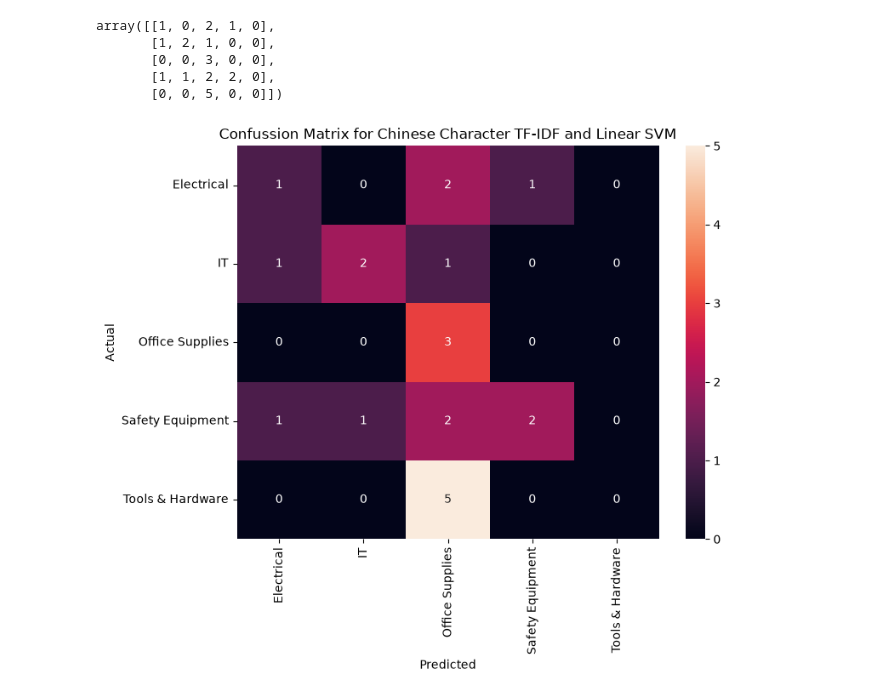
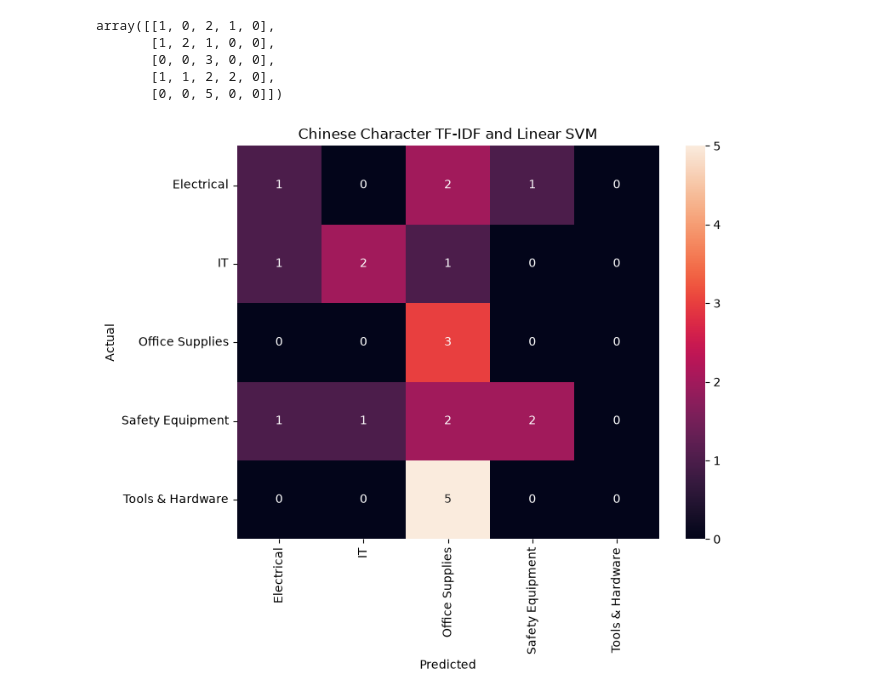
Before and after one commit to annisatzky-tech/chinese-indonesian-product-classification, a Jupyter notebook: notebooks/02_baseline_model.ipynb, the cells around one changed output. Saved outputs shown, nothing was run; the diff lists cells and outputs as text; code cells hidden in the pictures.

```diff
--- a/notebooks/02_baseline_model.ipynb
+++ b/notebooks/02_baseline_model.ipynb
@@ -614,20 +552,20 @@ array([[1, 0, 2, 1, 0],
 # %%
 plt.figure(figsize=(8,6))
 
 sns.heatmap(
     zh_cm,
     annot=True,
     fmt='d',
     xticklabels=zh_model.classes_,
     yticklabels=zh_model.classes_
 )
 
 plt.xlabel('Predicted')
 plt.ylabel('Actual')
-plt.title('Confussion Matrix for Chinese Character TF-IDF and Linear SVM')
+plt.title('Chinese Character TF-IDF and Linear SVM')
 
 plt.show()
 # %% [output]
-[figure, old version]
+[figure, new version]
 # %%
 np.save('y_pred_svm.npy', y_pred_svm)
```
Also changed, not shown: parts of 11 cells of this notebook.
